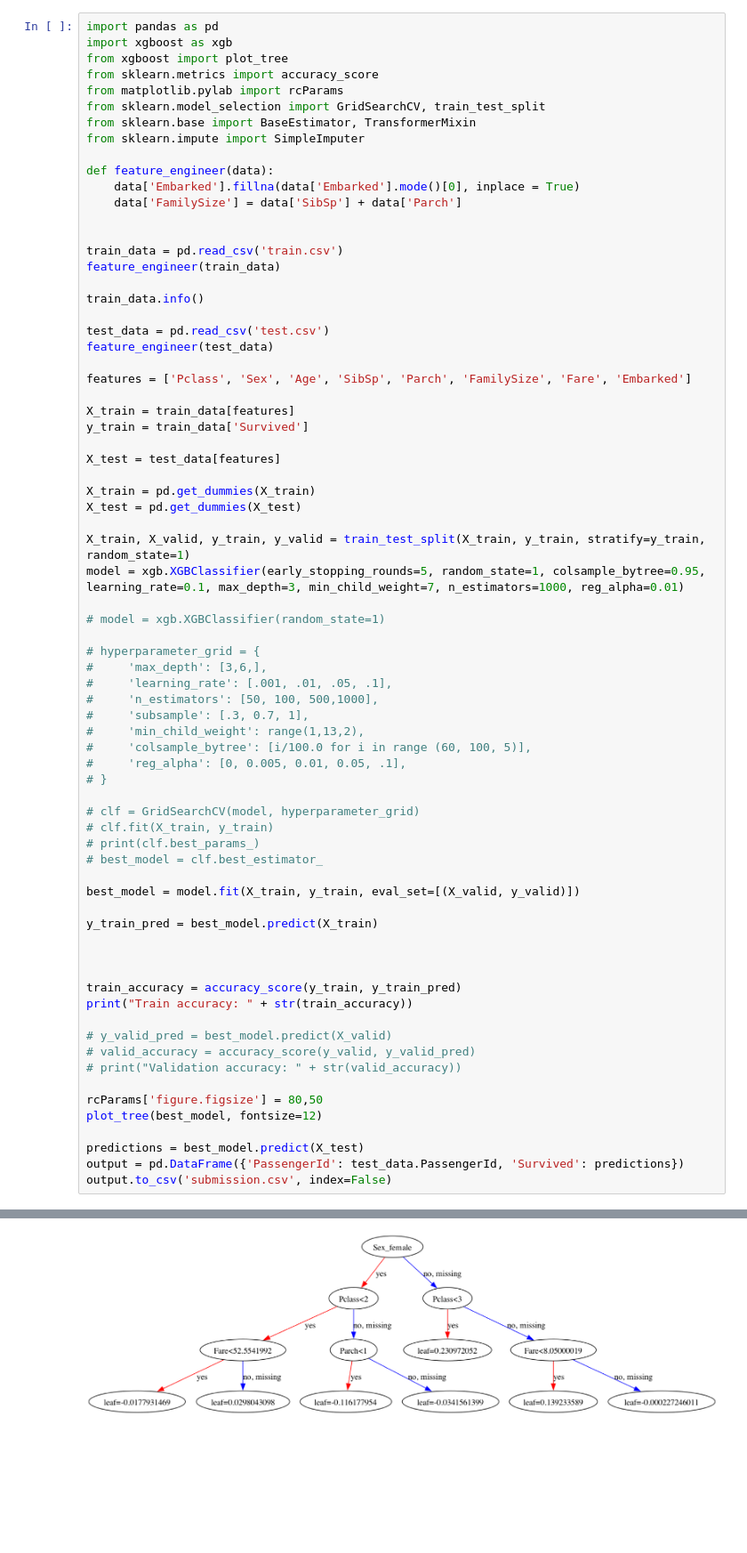
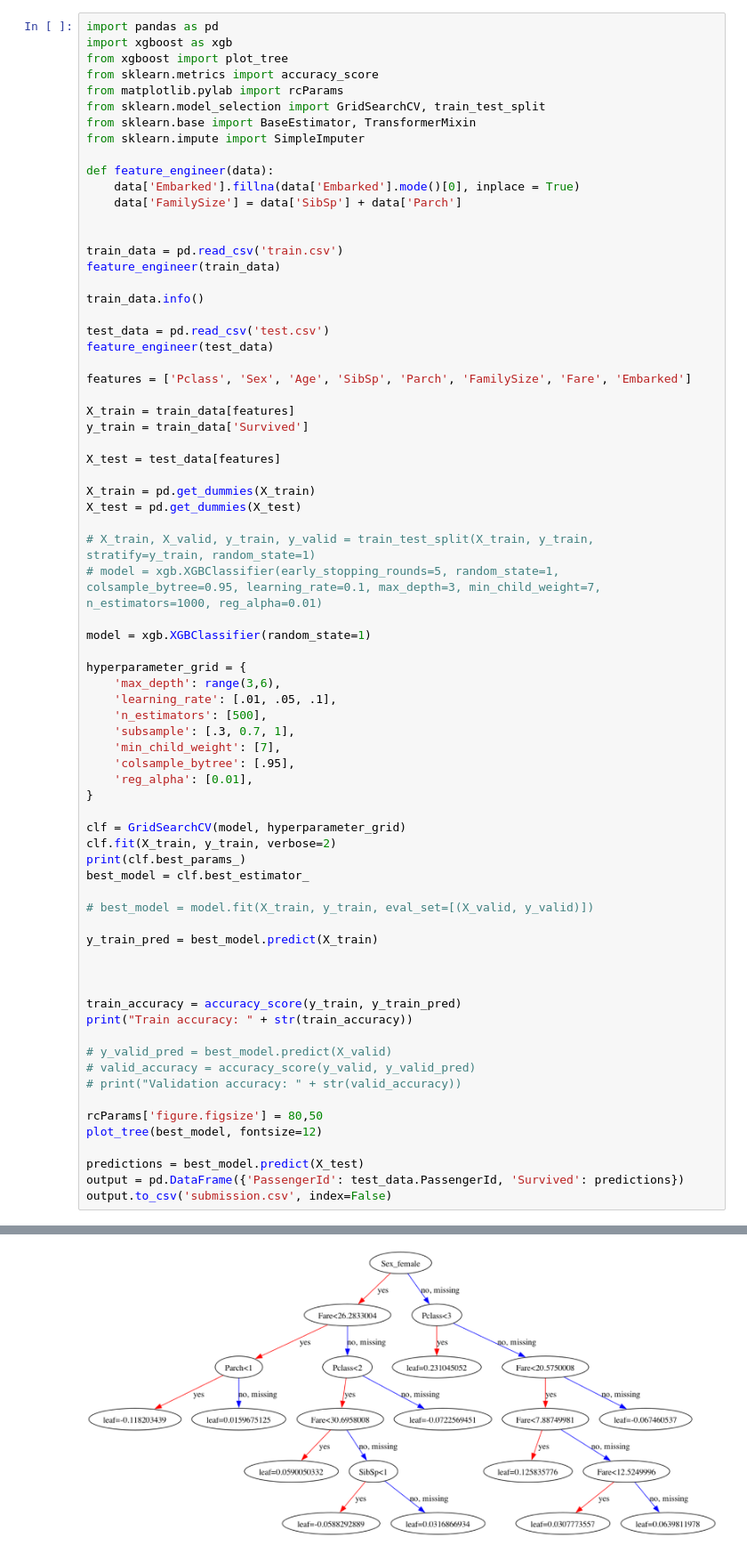
Before and after one commit to bsgreenb/kaggle, a Jupyter notebook: titanic/titanic.ipynb, the cells around one changed output, grey strips where cells are left out. Shown at 89% size. Drawn from its saved outputs; the diff is of its cells as text; blank space fills up the shorter version.

```diff
--- a/titanic/titanic.ipynb
+++ b/titanic/titanic.ipynb
@@ -31,27 +31,27 @@ X_test = test_data[features]
 X_train = pd.get_dummies(X_train)
 X_test = pd.get_dummies(X_test)
 
-X_train, X_valid, y_train, y_valid = train_test_split(X_train, y_train, stratify=y_train, random_state=1)
-model = xgb.XGBClassifier(early_stopping_rounds=5, random_state=1, colsample_bytree=0.95, learning_rate=0.1, max_depth=3, min_child_weight=7, n_estimators=1000, reg_alpha=0.01)
+# X_train, X_valid, y_train, y_valid = train_test_split(X_train, y_train, stratify=y_train, random_state=1)
+# model = xgb.XGBClassifier(early_stopping_rounds=5, random_state=1, colsample_bytree=0.95, learning_rate=0.1, max_depth=3, min_child_weight=7, n_estimators=1000, reg_alpha=0.01)
 
-# model = xgb.XGBClassifier(random_state=1)
+model = xgb.XGBClassifier(random_state=1)
 
-# hyperparameter_grid = {
-#     'max_depth': [3,6,],
-#     'learning_rate': [.001, .01, .05, .1],
-#     'n_estimators': [50, 100, 500,1000],
-#     'subsample': [.3, 0.7, 1],
-#     'min_child_weight': range(1,13,2),
-#     'colsample_bytree': [i/100.0 for i in range (60, 100, 5)],
-#     'reg_alpha': [0, 0.005, 0.01, 0.05, .1],
-# }
+hyperparameter_grid = {
+    'max_depth': range(3,6),
+    'learning_rate': [.01, .05, .1],
+    'n_estimators': [500],
+    'subsample': [.3, 0.7, 1],
+    'min_child_weight': [7],
+    'colsample_bytree': [.95],
+    'reg_alpha': [0.01],
+}
 
-# clf = GridSearchCV(model, hyperparameter_grid)
-# clf.fit(X_train, y_train)
-# print(clf.best_params_)
-# best_model = clf.best_estimator_
+clf = GridSearchCV(model, hyperparameter_grid)
+clf.fit(X_train, y_train, verbose=2)
+print(clf.best_params_)
+best_model = clf.best_estimator_
 
-best_model = model.fit(X_train, y_train, eval_set=[(X_valid, y_valid)])
+# best_model = model.fit(X_train, y_train, eval_set=[(X_valid, y_valid)])
 
 y_train_pred = best_model.predict(X_train)
 
@@ -91 +91 @@ Train accuracy: 0.8502994011976048
-[figure, old version]
+[figure, new version]
```
Also changed, not shown: parts of 1 cell of this notebook, 1 other file.
